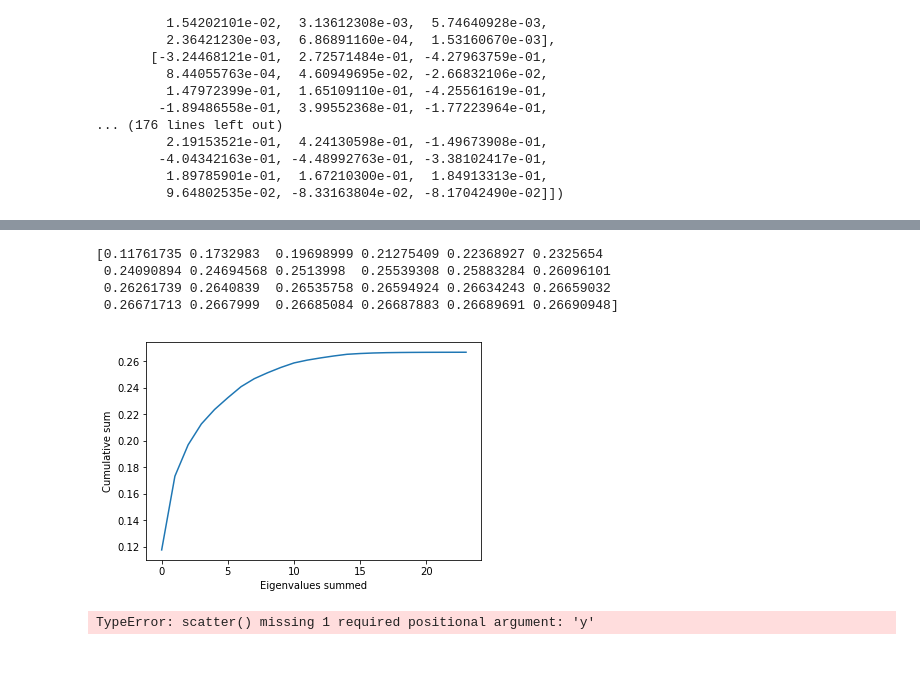
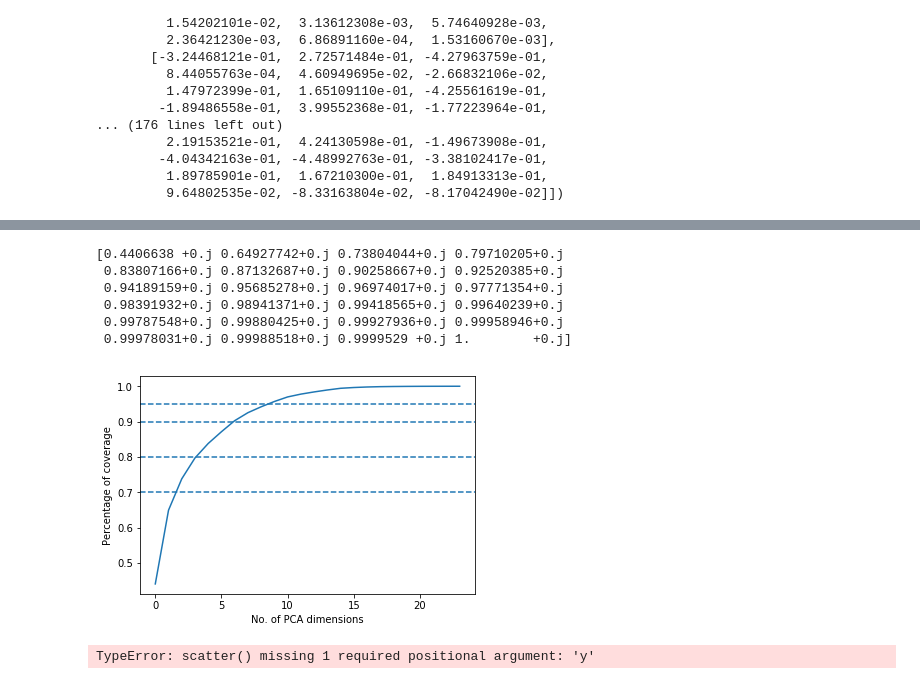
Before and after one commit to apurvmishra99/inf2b, a Jupyter notebook: task1_explore.ipynb, the cells around one changed output, grey strips where cells are left out. Drawn from its saved outputs; the diff is of its cells as text; code cells hidden in the pictures.

```diff
--- a/task1_explore.ipynb
+++ b/task1_explore.ipynb
@@ -324,7 +324,7 @@ array([[-1.11022302e-16,  5.55111512e-17,  5.55111512e-17,
 # %%
 import scipy.linalg as linalg
 # %%
-eig_vals, eigen_vecs = linalg.eig(res1_1)
+eig_vals, eigen_vecs = linalg.eig(res1_1_1)
 # %%
 eig_vals.real
 # %% [output]
@@ -339,8 +337,8 @@ eig_vals_np, eig_vecs_np = np.linalg.eig(res1_1)
 # %%
-idx = np.argsort(eig_vals_np)[::-1]
-EVals = eig_vals_np[idx]
-EVecs = eig_vecs_np[:, idx]
-EVecs_1 = eig_vecs_np[:, idx]
+idx = np.argsort(eig_vals)[::-1]
+EVals = eig_vals[idx]
+EVecs = eigen_vecs[:, idx]
+EVecs_1 = eigen_vecs[:, idx]
 # %%
 for i in range(0, EVecs.shape[1]):
     if EVecs[:, i][0] < 0:
@@ -368,0 +365,3 @@ cum_var = np.cumsum(EVals)
+# %%
+prop = EVals / sum(EVals)
+cum_var = np.cumsum(prop)
@@ -417,17 +425,22 @@ def task1_3(X):
 # %%
 fig, ax = plt.subplots()
 print(cum_var)
-ax.plot(cum_var)
-# ax.axhline(y=0.27, linestyle="--")
-plt.xlabel("Eigenvalues summed")
-plt.ylabel("Cumulative sum")
+ax.plot(cum_var.real)
+ax.axhline(y=0.7, linestyle="--")
+ax.axhline(y=0.8, linestyle="--")
+ax.axhline(y=0.9, linestyle="--")
+ax.axhline(y=0.95, linestyle="--")
+plt.xlabel("No. of PCA dimensions")
+plt.ylabel("Percentage of coverage")
 plt.savefig('cumvar.png')
 # %% [output]
-[0.11761735 0.1732983  0.19698999 0.21275409 0.22368927 0.2325654
- 0.24090894 0.24694568 0.2513998  0.25539308 0.25883284 0.26096101
- 0.26261739 0.2640839  0.26535758 0.26594924 0.26634243 0.26659032
- 0.26671713 0.2667999  0.26685084 0.26687883 0.26689691 0.26690948]
+[0.4406638 +0.j 0.64927742+0.j 0.73804044+0.j 0.79710205+0.j
+ 0.83807166+0.j 0.87132687+0.j 0.90258667+0.j 0.92520385+0.j
+ 0.94189159+0.j 0.95685278+0.j 0.96974017+0.j 0.97771354+0.j
+ 0.98391932+0.j 0.98941371+0.j 0.99418565+0.j 0.99640239+0.j
+ 0.99787548+0.j 0.99880425+0.j 0.99927936+0.j 0.99958946+0.j
+ 0.99978031+0.j 0.99988518+0.j 0.9999529 +0.j 1.        +0.j]
-[figure, old version]
+[figure, new version]
 # %%
 X_mean = my_mean(X_vec)
 X_shifted = X_vec - X_mean
```
Also changed, not shown: parts of 13 cells of this notebook, 51 other files.
